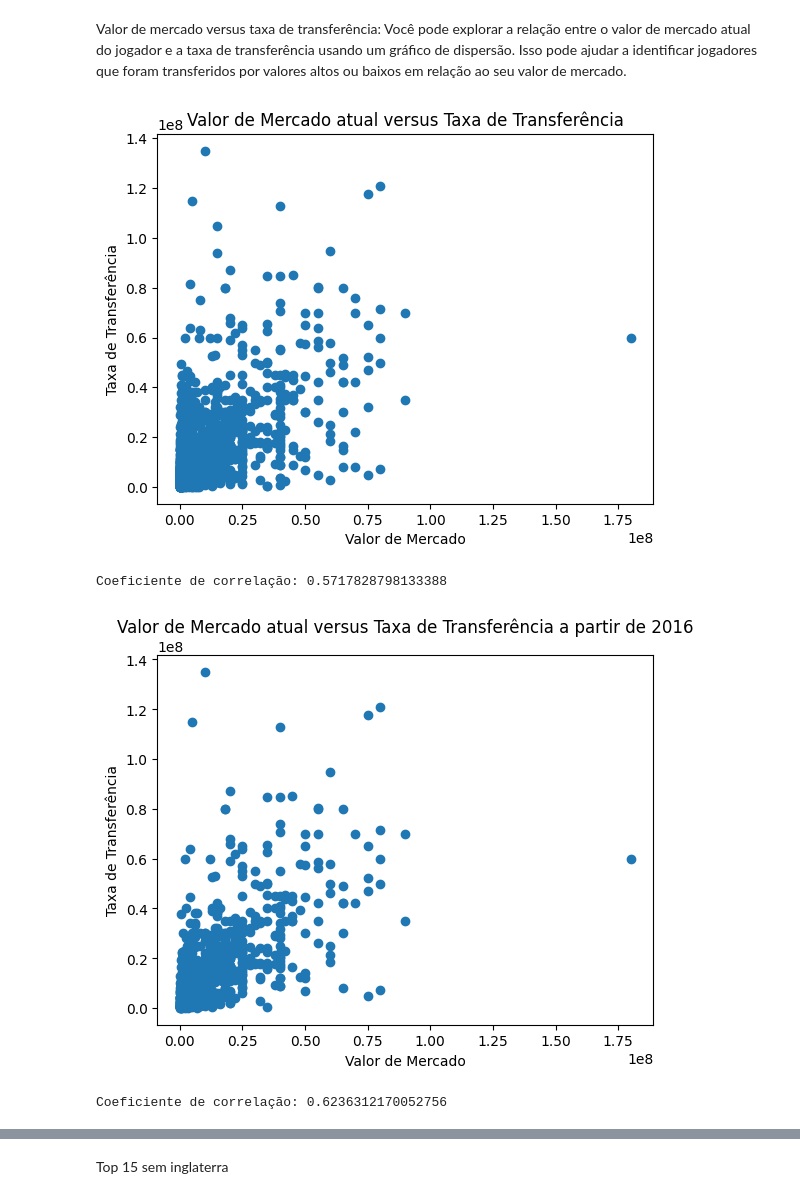
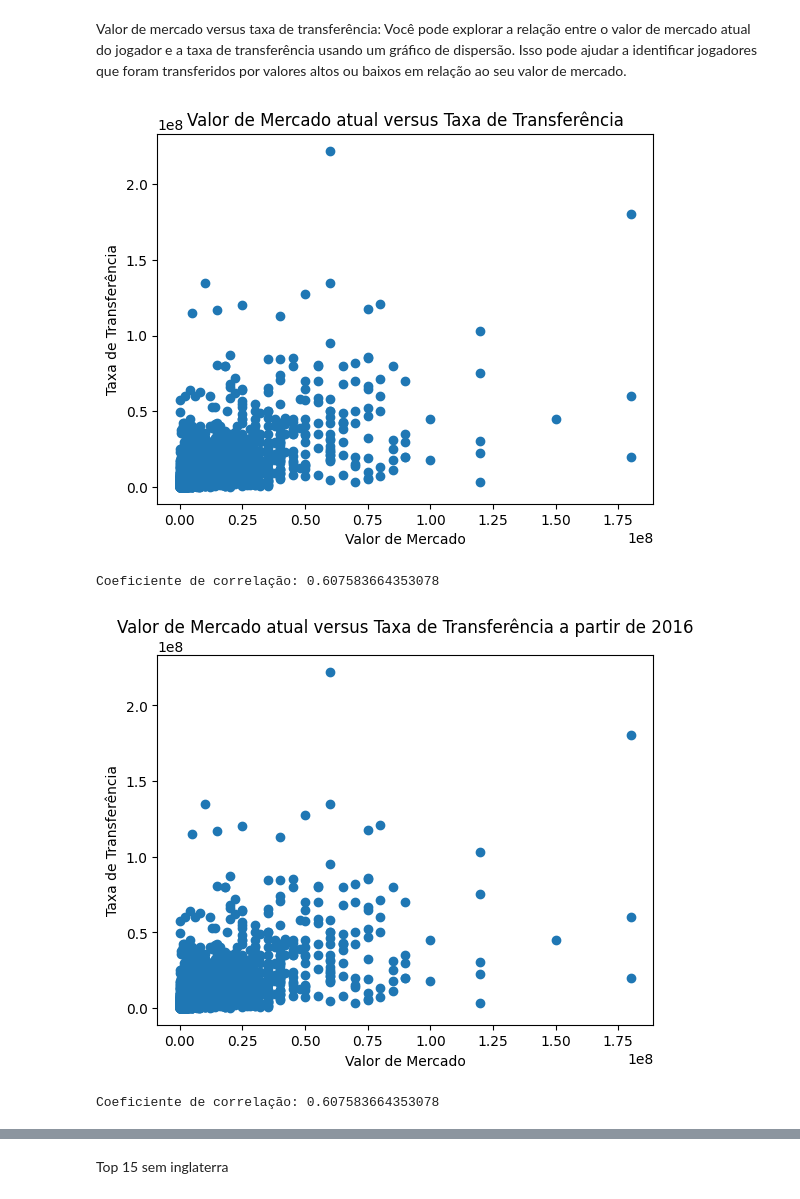
Before and after one commit to gabrielmmf/previsao-de-valores-de-mercado, a Jupyter notebook: EDA.ipynb, the cells around one changed output, grey strips where cells are left out. Saved outputs shown, nothing was run; the diff lists cells and outputs as text; code cells hidden in the pictures.

```diff
--- a/EDA.ipynb
+++ b/EDA.ipynb
@@ -15,3 +13,6 @@ pl_transfers = pd.read_csv('data/pl_transfers.csv')
+# %%
+transfers = pd.read_csv('data/transfers/all_transfers.csv')
+recent_transfers = transfers[transfers['season']>=2017]
 # %% [markdown]
 # Análise exploratória dos dados
 Nesta seção iremos apresentar análises e visualizações dos dados para entender melhor as relações entre variáveis, padrões relevantes e bons insights
@@ -237,32 +238,32 @@ plt.show()
 # %% [markdown]
 Valor de mercado versus taxa de transferência: Você pode explorar a relação entre o valor de mercado atual do jogador e a taxa de transferência usando um gráfico de dispersão. Isso pode ajudar a identificar jogadores que foram transferidos por valores altos ou baixos em relação ao seu valor de mercado.
 # %%
-plt.scatter(pl_transfers['playerMarketValue'], pl_transfers['transferFee'])
+plt.scatter(recent_transfers['playerMarketValue'], recent_transfers['transferFee'])
 plt.xlabel('Valor de Mercado')
 plt.ylabel('Taxa de Transferência')
 plt.title('Valor de Mercado atual versus Taxa de Transferência')
 plt.show()
 # %% [output]
-[figure, old version]
+[figure, new version]
 # %%
-coef_corr = np.corrcoef(pl_transfers['playerMarketValue'], pl_transfers['transferFee'])[0, 1]
+coef_corr = np.corrcoef(recent_transfers['playerMarketValue'], recent_transfers['transferFee'])[0, 1]
 
 print("Coeficiente de correlação:", coef_corr)
 # %% [output]
-Coeficiente de correlação: 0.5717828798133388
+Coeficiente de correlação: 0.607583664353078
 # %%
-pl_transfers_2016 = pl_transfers[pl_transfers['season'] > 2016]
-plt.scatter(pl_transfers_2016['playerMarketValue'], pl_transfers_2016['transferFee'])
+recent_transfers_2016 = recent_transfers[recent_transfers['season'] > 2016]
+plt.scatter(recent_transfers_2016['playerMarketValue'], recent_transfers_2016['transferFee'])
 plt.xlabel('Valor de Mercado')
 plt.ylabel('Taxa de Transferência')
 plt.title('Valor de Mercado atual versus Taxa de Transferência a partir de 2016')
 plt.show()
 # %% [output]
-[figure, old version]
+[figure, new version]
 # %%
-coef_corr = np.corrcoef(pl_transfers_2016['playerMarketValue'], pl_transfers_2016['transferFee'])[0, 1]
+coef_corr = np.corrcoef(recent_transfers_2016['playerMarketValue'], recent_transfers_2016['transferFee'])[0, 1]
 
 print("Coeficiente de correlação:", coef_corr)
 # %% [output]
-Coeficiente de correlação: 0.6236312170052756
+Coeficiente de correlação: 0.607583664353078
 # %%
```
Also changed, not shown: parts of 53 cells of this notebook, 1 other file.
